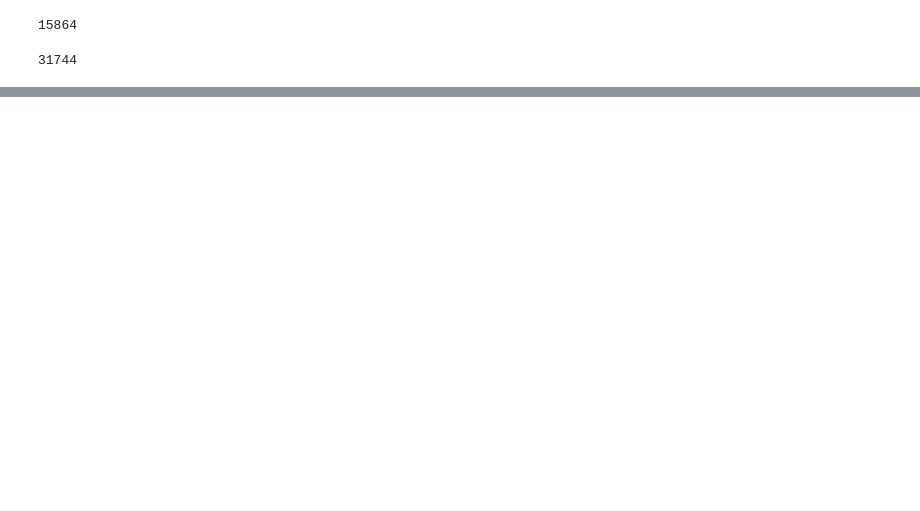
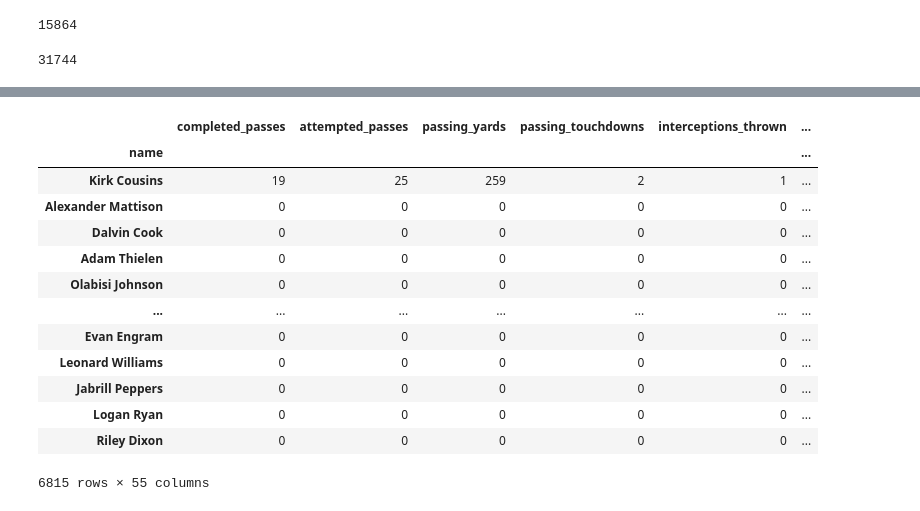
Before and after one commit to sbull32/team_cautious_waffle, a Jupyter notebook: Data.ipynb, the cells around one changed output, grey strips where cells are left out. Drawn from its saved outputs; the diff is of its cells as text; code cells hidden in the pictures; blank space fills up the shorter version.

```diff
--- a/Data.ipynb
+++ b/Data.ipynb
@@ -361,0 +451,30 @@ KeyboardInterrupt:
+# %%
+# Fantasy points scored function (excluding 2pt conv)
+
+nfl_2020_df['fantasy_points'] = (nfl_2020_df['passing_touchdowns']*4 + nfl_2020_df['passing_yards']*.04
++ nfl_2020_df['rush_yards']*.1 + nfl_2020_df['rush_touchdowns']*6 + nfl_2020_df['receptions']
++ nfl_2020_df['receiving_yards']*.1 + nfl_2020_df['receiving_touchdowns']*6 + nfl_2020_df['punt_return_touchdown']*6
++ nfl_2020_df['fumbles_recovered_for_touchdown']*6 + nfl_2020_df['kickoff_return_touchdown']*6
+- nfl_2020_df['fumbles_lost'] - nfl_2020_df['interceptions_thrown']
++ nfl_2020_df['passing_yards'].apply(lambda x :3 if x > 300 else 0)
++ nfl_2020_df['rush_yards'].apply(lambda x :1 if x > 100 else 0)
++ nfl_2020_df['receiving_yards'].apply(lambda x :1 if x > 100 else 0))
+
+# (3 if 'passing_yards' >= 300 else 0)  + (3 if 'rush_yards' >= 100 else 0) + (3 if 'receiving_yards' >= 100 else 0))
+# %%
+nfl_2020_df
+# %% [output]
+|  | completed_passes | attempted_passes | passing_yards | passing_touchdowns | interceptions_thrown | ... |
+| name |  |  |  |  |  | ... |
+| Kirk Cousins | 19 | 25 | 259 | 2 | 1 | ... |
+| Alexander Mattison | 0 | 0 | 0 | 0 | 0 | ... |
+| Dalvin Cook | 0 | 0 | 0 | 0 | 0 | ... |
+| Adam Thielen | 0 | 0 | 0 | 0 | 0 | ... |
+| Olabisi Johnson | 0 | 0 | 0 | 0 | 0 | ... |
+| ... | ... | ... | ... | ... | ... | ... |
+| Evan Engram | 0 | 0 | 0 | 0 | 0 | ... |
+| Leonard Williams | 0 | 0 | 0 | 0 | 0 | ... |
+| Jabrill Peppers | 0 | 0 | 0 | 0 | 0 | ... |
+| Logan Ryan | 0 | 0 | 0 | 0 | 0 | ... |
+| Riley Dixon | 0 | 0 | 0 | 0 | 0 | ... |
+6815 rows × 55 columns
```
Also changed, not shown: parts of 35 cells of this notebook.
